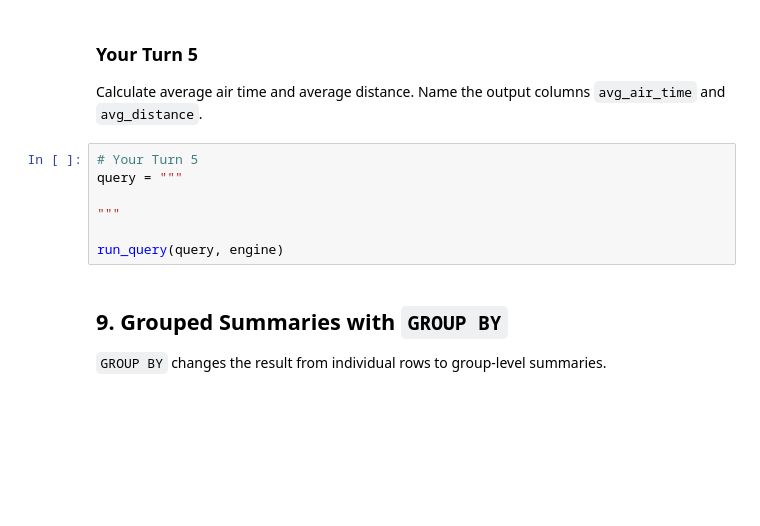
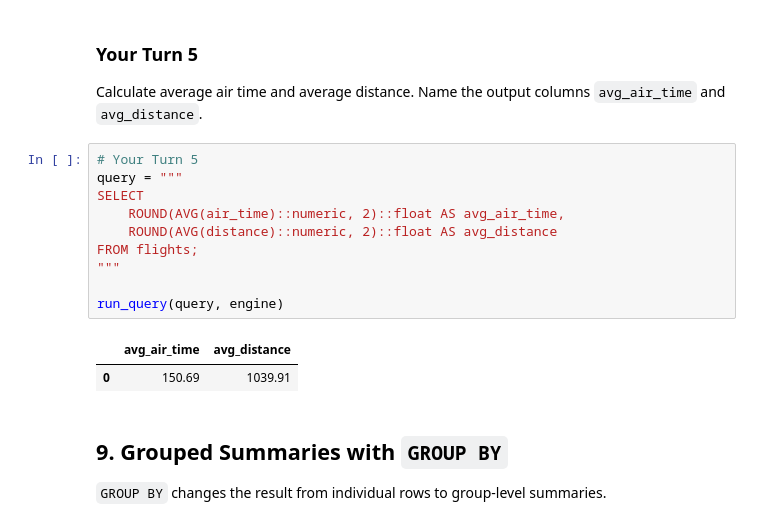
Before and after one commit to JoeG-UTSA/BAN6003-Week09-10-JoeGarcia, a Jupyter notebook: notebooks/module9_neon_sql_fundamentals_guided_lab.ipynb, the cells around one changed output. Cells and saved outputs as stored; diff of their text form; blank space fills up the shorter version.

```diff
--- a/notebooks/module9_neon_sql_fundamentals_guided_lab.ipynb
+++ b/notebooks/module9_neon_sql_fundamentals_guided_lab.ipynb
@@ -406,10 +464,16 @@ Calculate average air time and average distance. Name the output columns `avg_ai
 # %%
 # Your Turn 5
 query = """
-
+SELECT
+    ROUND(AVG(air_time)::numeric, 2)::float AS avg_air_time,
+    ROUND(AVG(distance)::numeric, 2)::float AS avg_distance
+FROM flights;
 """
 
 run_query(query, engine)
+# %% [output]
+|  | avg_air_time | avg_distance |
+| 0 | 150.69 | 1039.91 |
 # %% [markdown]
 ## 9. Grouped Summaries with `GROUP BY`
 
```
Also changed, not shown: parts of 10 cells of this notebook.
